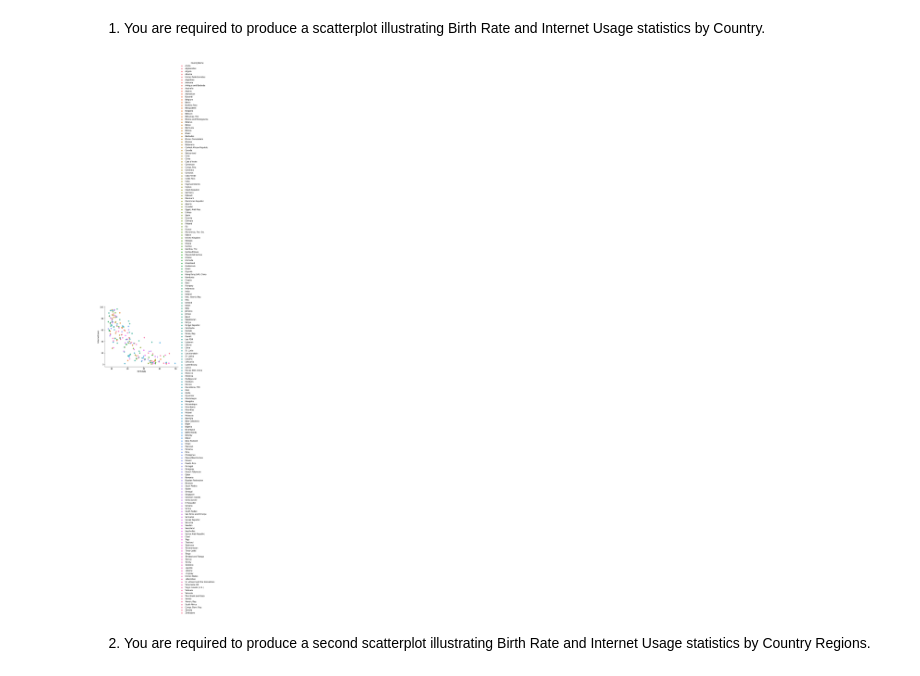
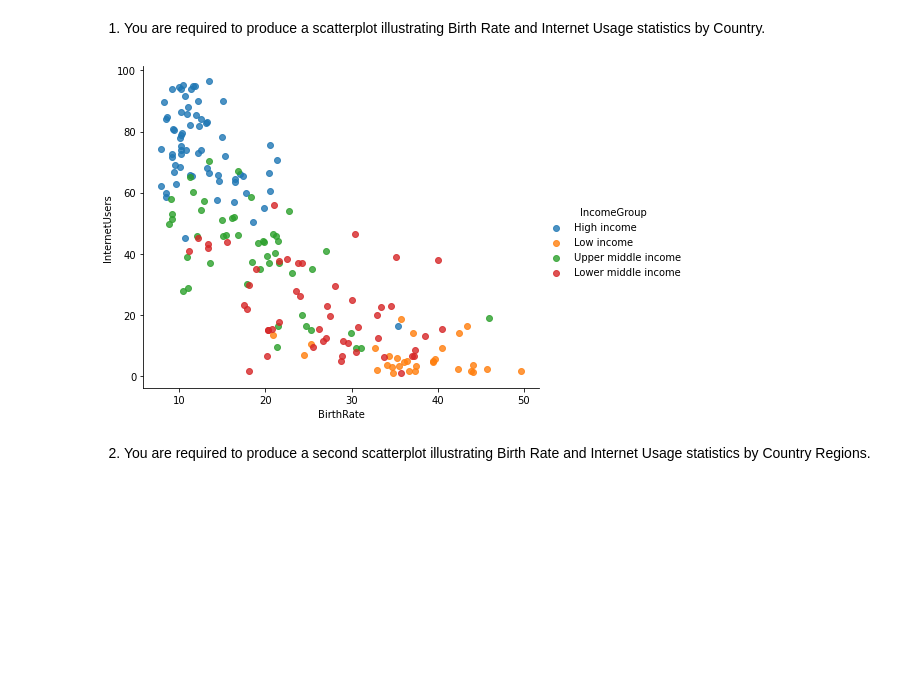
Before and after one commit to dlokesh16/Python-for-Data-Analytics-Udemy, a Jupyter notebook: Exercises/Exercise 4 - Demographic Data.ipynb, the cells around one changed output. Saved outputs shown, nothing was run; the diff lists cells and outputs as text; code cells hidden in the pictures; blank space fills up the shorter version.

```diff
--- a/Exercises/Exercise 4 - Demographic Data.ipynb
+++ b/Exercises/Exercise 4 - Demographic Data.ipynb
@@ -79,10 +79,10 @@ print(data.CountryName.nunique())
 # %% [markdown]
 1. You are required to produce a scatterplot illustrating Birth Rate and Internet Usage statistics by Country.
 # %%
-viz1 = sns.lmplot(data = data, x = 'BirthRate', y = 'InternetUsers', hue = 'CountryName', \
+viz1 = sns.lmplot(data = data, x = 'BirthRate', y = 'InternetUsers', hue = 'IncomeGroup', \
                   fit_reg = False, size = 5, aspect = 1.25)
 # %% [output]
-[figure, old version]
+[figure, new version]
 # %% [markdown]
 2. You are required to produce a second scatterplot illustrating Birth Rate and Internet Usage statistics by Country Regions.
 # %%
```
Also changed, not shown: parts of 2 cells of this notebook, 3 other files.
